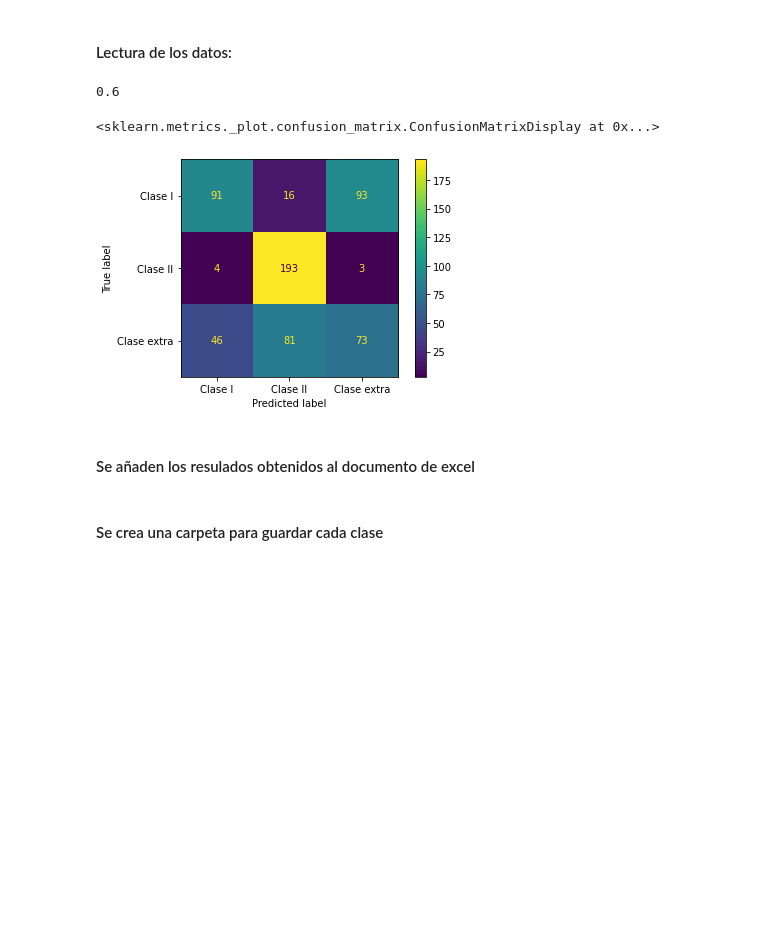
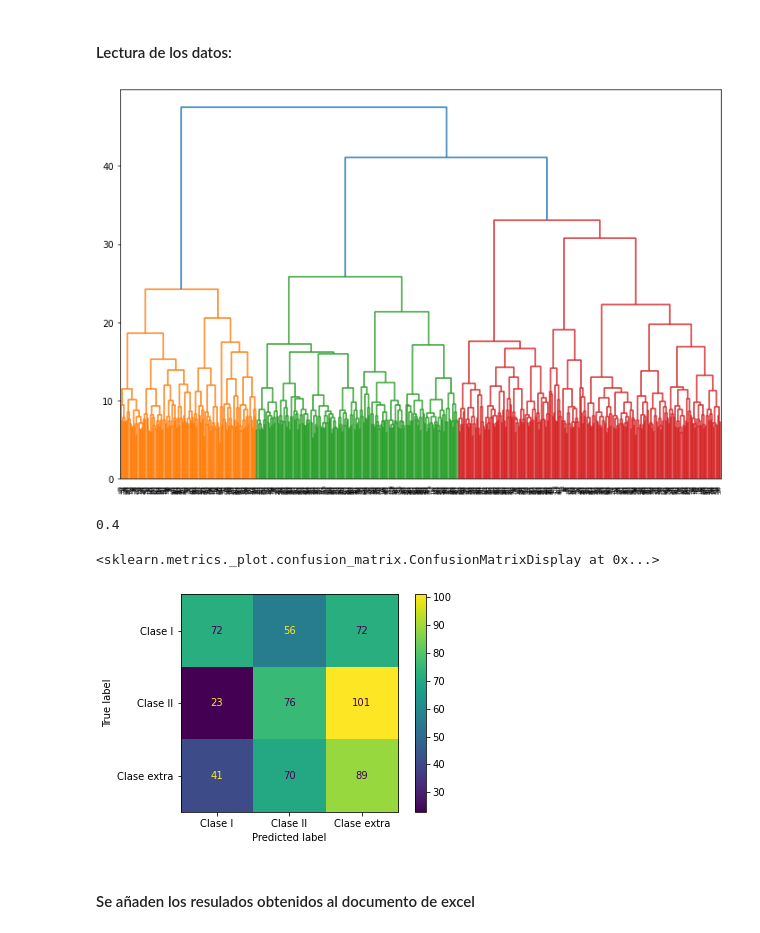
Before and after one commit to vidaldani/MangoGrading, a Jupyter notebook: Clustering.ipynb, the cells around one changed output. Drawn from its saved outputs; the diff is of its cells as text; code cells hidden in the pictures; blank space fills up the shorter version.

```diff
--- a/Clustering.ipynb
+++ b/Clustering.ipynb
@@ -124,7 +129,7 @@ def rgb_feature(names, path):
 #### Lectura de los datos:
 # %%
 # Function to Extract features from the images
-model_name = 'vgg'
+model_name = 'hog'
 multiprocess = False
 
 # Leer los nombres de las imágenes para importarlas
@@ -139,7 +144,7 @@ elif model_name == 'hog':
 else:
     img_features,img_name = image_feature(_names, input_cluster_path)
 
-cluster_method = "kmeans"
+cluster_method = "decision_tree"
 k = 3
 #Creating Clusters
 if cluster_method == "kmeans":
@@ -154,36 +159,42 @@ if cluster_method == "kmeans":
     y = clusters.labels_
     t = np.concatenate((np.ones(200), 2 * np.ones(200), np.zeros(200)), axis = 0)
 elif cluster_method == "decision_tree":
     Z = linkage(img_features, 'ward')
     fig = plt.figure(figsize=(12, 8))
     dn = dendrogram(Z)
     plt.show()
     labels = fcluster(Z, t = k, criterion='maxclust')
+
+    image_cluster = pd.DataFrame(img_name,columns=['image'])
+    image_cluster["clusterid"] = labels
+    image_cluster
+
     toc = time.perf_counter()
     y = labels
     t = np.concatenate((np.ones(200), 2 * np.ones(200), 3 * np.ones(200)), axis = 0)
 elif cluster_method == "spectral":
     clusters = SpectralClustering(n_clusters = k, random_state = 40, assign_labels='discretize')
     clusters.fit(img_features)
     toc = time.perf_counter()
     eval_time = round((toc-tic), 2)
 
     image_cluster = pd.DataFrame(img_name,columns=['image'])
     image_cluster["clusterid"] = clusters.labels_
     image_cluster
     y = clusters.labels_
     t = np.concatenate((np.ones(200), 2 * np.ones(200), np.zeros(200)), axis = 0)
 
 Clases=['Clase I','Clase II','Clase extra']
 accuracy = round(accuracy_score(t,y),2)
 print(round(accuracy_score(t,y),2))
 cm = confusion_matrix(t, y)
 disp = ConfusionMatrixDisplay(confusion_matrix=cm,display_labels=Clases)
 disp.plot()
 # %% [output]
+[figure, new version]
-0.6
+0.4
 <sklearn.metrics._plot.confusion_matrix.ConfusionMatrixDisplay at 0x...>
-[figure, old version]
+[figure, added]
 # %% [markdown]
 #### Se añaden los resulados obtenidos al documento de excel
 # %%
@@ -200,5 +211,3 @@ time_ = {now.strftime("%d/%m/%Y %H:%M:%S")}
 df = pd.DataFrame(test_data, index = time_)
 excel_name = "./informe/tables/Clustering.xlsx"
 append_data_to_excel(excel_name, df)
-# %% [markdown]
-#### Se crea una carpeta para guardar cada clase
```
Also changed, not shown: parts of 3 cells of this notebook, 6 other files.
